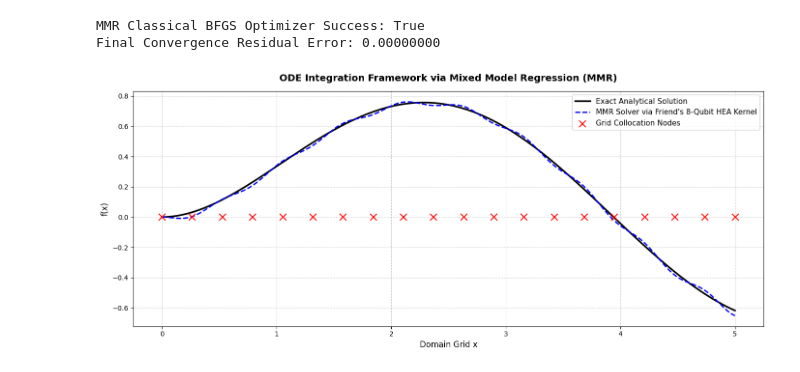
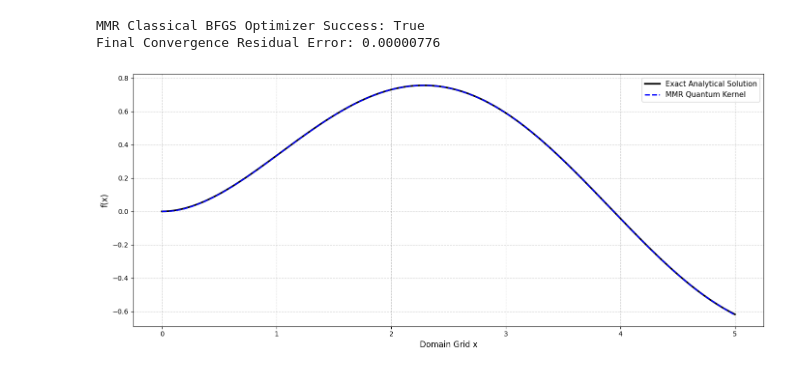
Before and after one commit to sachhyam/aqua-project-2026-kernels, a Jupyter notebook: mmr_sacch_kernel.ipynb, the cells around one changed output. Cells and saved outputs as stored; diff of their text form; code cells hidden in the pictures.

```diff
--- a/mmr_sacch_kernel.ipynb
+++ b/mmr_sacch_kernel.ipynb
@@ -110,7 +110,7 @@ class MMRSolver:
         return self.b_opt + K_test @ self.alpha_opt
 
 # Generate grid elements
-x_train = np.linspace(0, 5, 20)  # Collocation training checkpoints
+x_train = np.linspace(0, 5, 30)  # Collocation training checkpoints
 x_test = np.linspace(0, 5, 300)
 
 # Instantiate the MMR Solver utilizing your team's 8-qubit hardware kernel
@@ -134,38 +134,38 @@ def loss(params):
     ode_loss = np.mean(residual**2)
 
     # Impose initial boundary constraints: f(0) = 0
     boundary_loss = (f[0] - 0.0)**2
 
     # Return total loss objective
     return ode_loss + 1.0 * boundary_loss
 
 # Run optimization via Scipy minimize interface
 result = solver.solve(loss_function=loss, method="BFGS")
 print(f"MMR Classical BFGS Optimizer Success: {result.success}")
 print(f"Final Convergence Residual Error: {result.fun:.8f}")
 
 # Generate prediction trajectory
 qk_pred = solver.predict(x_test)
 exact = 0.5 * (np.sin(x_test) - np.cos(x_test) + np.exp(-x_test))
 
 fig, ax = plt.subplots(1, 1, figsize=(14, 6))
 
 ax.plot(x_test, exact, 'k-', label='Exact Analytical Solution', linewidth=2.5)
-ax.plot(x_test, qk_pred, 'b--', label="MMR Solver via Friend's 8-Qubit HEA Kernel", linewidth=2)
-ax.scatter(x_train, np.zeros_like(x_train), color='red', marker='x', s=100, label='Grid Collocation Nodes', zorder=3)
+ax.plot(x_test, qk_pred, 'b--', label="MMR Quantum Kernel", linewidth=2)
+# ax.scatter(x_train, np.zeros_like(x_train), color='red', marker='x', s=100, label='Grid Collocation Nodes', zorder=3)
 
-ax.set_title("ODE Integration Framework via Mixed Model Regression (MMR)", fontsize=14, fontweight='bold', pad=15)
+# ax.set_title("ODE Integration Framework via Mixed Model Regression (MMR)", fontsize=14, fontweight='bold', pad=15)
 ax.set_xlabel("Domain Grid x", fontsize=12)
 ax.set_ylabel("f(x)", fontsize=12)
 ax.legend(loc="best", fontsize=11)
 ax.grid(True, linestyle='--', alpha=0.6)
 
 plt.tight_layout()
 plt.show()
 # %% [output]
 MMR Classical BFGS Optimizer Success: True
-Final Convergence Residual Error: 0.00000000
+Final Convergence Residual Error: 0.00000776
-[figure, old version]
+[figure, new version]
 # %%
 import numpy as np
 import matplotlib.pyplot as plt
```
Also changed, not shown: parts of 4 cells of this notebook.
